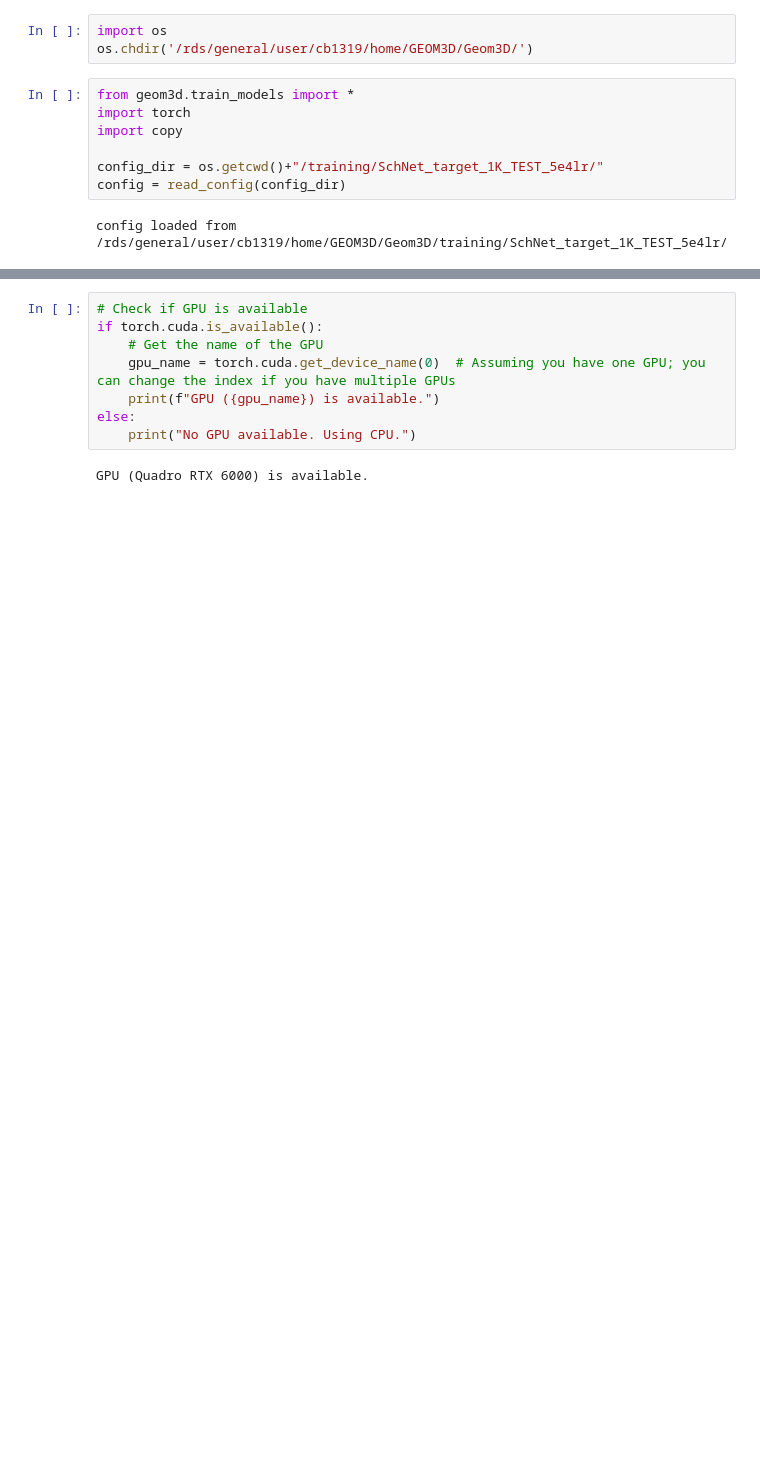
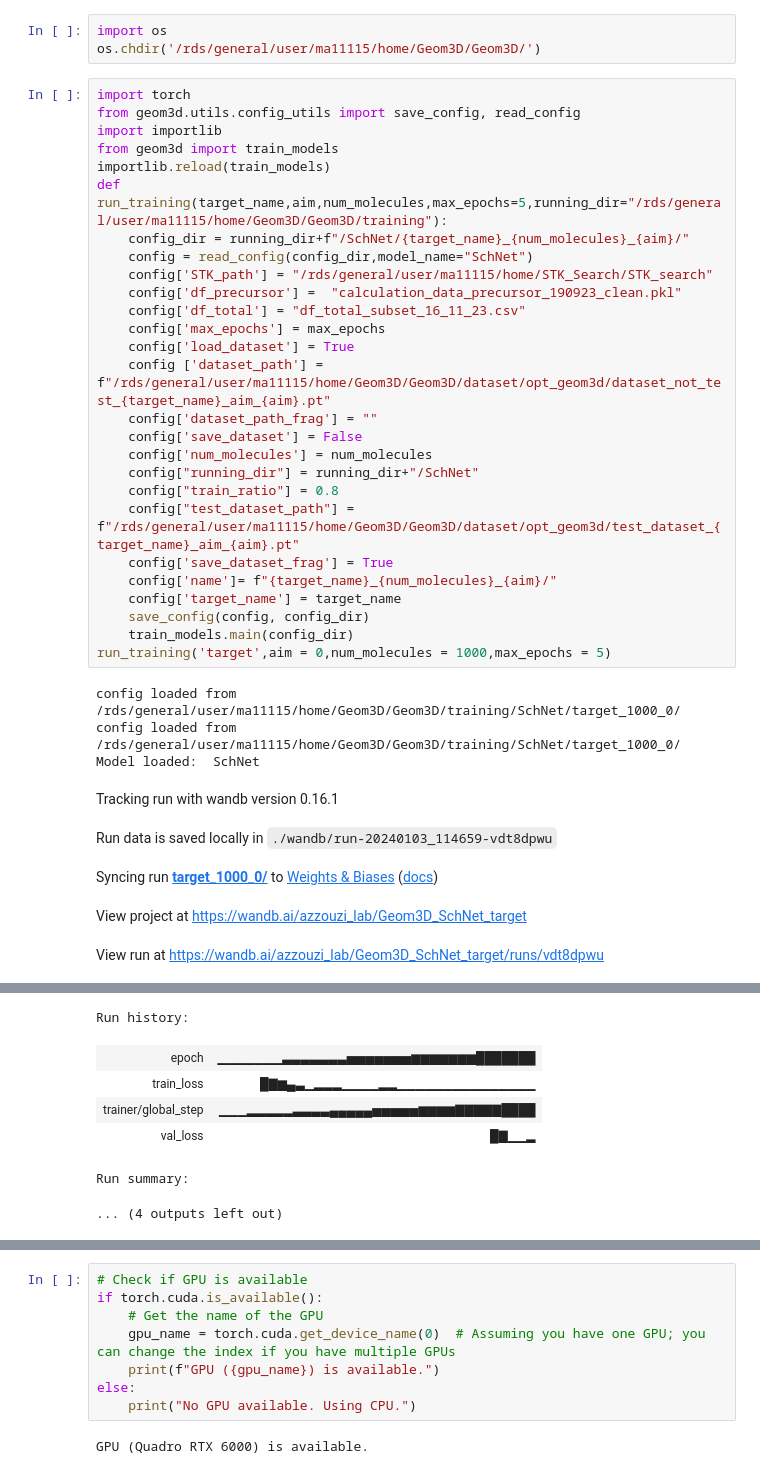
Before and after one commit to C-Bone-UCL/Geom3D, a Jupyter notebook: notebook/test_models.ipynb, the cells around one changed output, grey strips where cells are left out. Saved outputs shown, nothing was run; the diff lists cells and outputs as text; blank space fills up the shorter version.

```diff
--- a/notebook/test_models.ipynb
+++ b/notebook/test_models.ipynb
@@ -1,12 +1,39 @@
 # %%
 import os
-os.chdir('/rds/general/user/cb1319/home/GEOM3D/Geom3D/')
+os.chdir('/rds/general/user/ma11115/home/Geom3D/Geom3D/')
-# %%
-from geom3d.train_models import *
-import torch
-import copy
-
-config_dir = os.getcwd()+"/training/SchNet_target_1K_TEST_5e4lr/"
-config = read_config(config_dir)
-# %% [output]
-config loaded from /rds/general/user/cb1319/home/GEOM3D/Geom3D/training/SchNet_target_1K_TEST_5e4lr/
+# %%
+import torch
+from geom3d.utils.config_utils import save_config, read_config
+import importlib
+from geom3d import train_models
+importlib.reload(train_models)
+def run_training(target_name,aim,num_molecules,max_epochs=5,running_dir="/rds/general/user/ma11115/home/Geom3D/Geom3D/training"):
+    config_dir = running_dir+f"/SchNet/{target_name}_{num_molecules}_{aim}/"
+    config = read_config(config_dir,model_name="SchNet")
+    config['STK_path'] = "/rds/general/user/ma11115/home/STK_Search/STK_search"
+    config['df_precursor'] =  "calculation_data_precursor_190923_clean.pkl"
+    config['df_total'] = "df_total_subset_16_11_23.csv"
+    config['max_epochs'] = max_epochs
+    config['load_dataset'] = True
+    config ['dataset_path'] = f"/rds/general/user/ma11115/home/Geom3D/Geom3D/dataset/opt_geom3d/dataset_not_test_{target_name}_aim_{aim}.pt"
+    config['dataset_path_frag'] = ""
+    config['save_dataset'] = False
+    config['num_molecules'] = num_molecules
+    config["running_dir"] = running_dir+"/SchNet"
+    config["train_ratio"] = 0.8
+    config["test_dataset_path"] = f"/rds/general/user/ma11115/home/Geom3D/Geom3D/dataset/opt_geom3d/test_dataset_{target_name}_aim_{aim}.pt"
+    config['save_dataset_frag'] = True
+    config['name']= f"{target_name}_{num_molecules}_{aim}/"
+    config['target_name'] = target_name
+    save_config(config, config_dir)
+    train_models.main(config_dir)
+run_training('target',aim = 0,num_molecules = 1000,max_epochs = 5)
+# %% [output]
+config loaded from /rds/general/user/ma11115/home/Geom3D/Geom3D/training/SchNet/target_1000_0/
+config loaded from /rds/general/user/ma11115/home/Geom3D/Geom3D/training/SchNet/target_1000_0/
+Model loaded:  SchNet
+Tracking run with wandb version 0.16.1
+Run data is saved locally in ./wandb/run-20240103_114659-vdt8dpwu
+Syncing run target_1000_0/ to Weights & Biases (docs)
+View project at https://wandb.ai/azzouzi_lab/Geom3D_SchNet_target
+View run at https://wandb.ai/azzouzi_lab/Geom3D_SchNet_target/runs/vdt8dpwu
@@ -12,0 +62,7 @@ config loaded from /rds/general/user/cb1319/home/GEOM3D/Geom3D/training/SchNet_t
+Run history:
+| epoch | ▁▁▁▁▁▁▁▃▃▃▃▃▃▃▅▅▅▅▅▅▅▆▆▆▆▆▆▆███████ |
+| train_loss | █▇▆▄▃▁▂▂▂▁▁▁▁▂▂▁▁▁▁▁▁▁▁▁▁▁▁▁▁▁ |
+| trainer/global_step | ▁▁▁▂▂▂▂▂▃▃▃▃▄▄▄▄▄▅▅▅▅▅▆▆▆▆▇▇▇▇▇████ |
+| val_loss | █▇▁▁▂ |
+Run summary:
+... (4 outputs left out)
```
Also changed, not shown: parts of 12 cells of this notebook, 9 other files.
